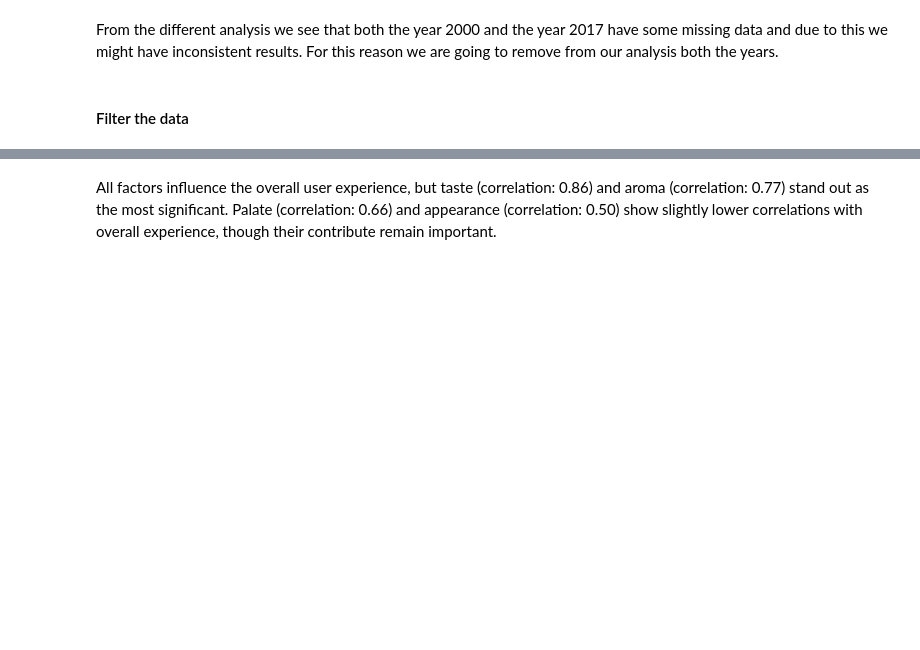
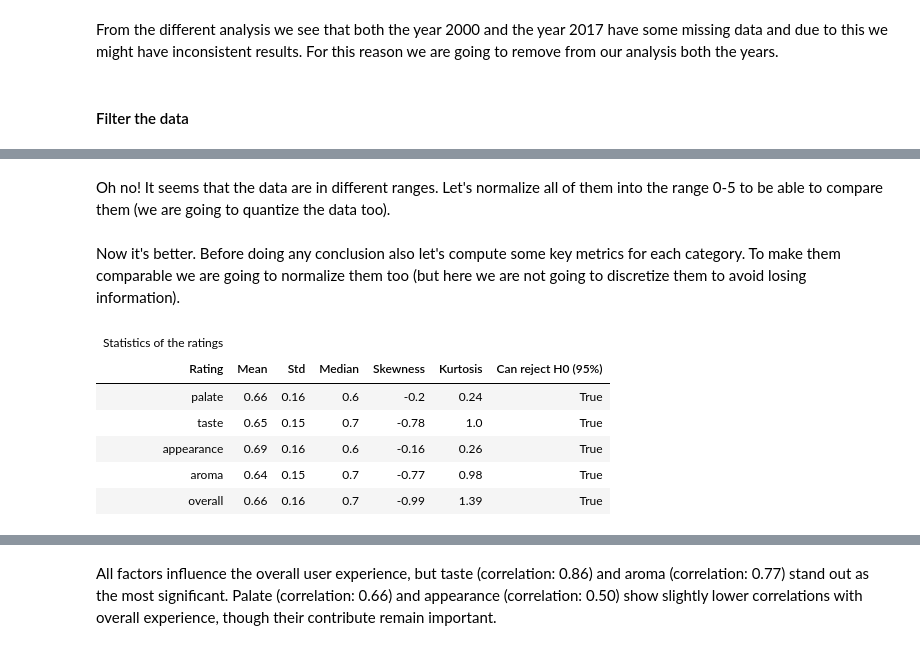
Before and after one commit to epfl-ada/ada-2024-project-sadamasochists, a Jupyter notebook: results.ipynb, the cells around one changed output, grey strips where cells are left out. Drawn from its saved outputs; the diff is of its cells as text; code cells hidden in the pictures; blank space fills up the shorter version.

Commit message:
Added some global ratings analysis

```diff
--- a/results.ipynb
+++ b/results.ipynb
@@ -185,0 +192,17 @@ countries_min_number_reviews_users = list(countries_min_number_reviews_users[cou
+# %%
+# Define a df with only the numerical values of the ratings
+df_ratings_values_only = df_ratings_no_text[['palate','taste','appearance','aroma','overall']].copy()
+
+# Create a subplot with the diferent distribution close to each othe
+from plotly.subplots import make_subplots
+
+fig = make_subplots(rows=1, cols=5, subplot_titles=('Palate', 'Taste', 'Appearance', 'Aroma', 'Overall'))
+
+for i, column in enumerate(df_ratings_values_only.columns):
+    value_counts = df_ratings_values_only[column].value_counts().sort_index()
+    fig.add_trace(go.Bar(x=value_counts.index, y=value_counts.values, name=column), row=1, col=i+1)
+
+fig.update_layout(title_text='Distribution of the ratings', showlegend=False)
+fig.show()
+# %% [markdown]
+Oh no! It seems that the data are in different ranges. Let's normalize all of them into the range 0-5 to be able to compare them (we are going to quantize the data too).
@@ -185,0 +223,41 @@ countries_min_number_reviews_users = list(countries_min_number_reviews_users[cou
+# %% [markdown]
+Now it's better. Before doing any conclusion also let's compute some key metrics for each category. To make them comparable we are going to normalize them too (but here we are not going to discretize them to avoid losing information).
+# %%
+# Compute the Skewness and perform the D'Agostino's K^2 Test
+from scipy.stats import skew, kurtosis, normaltest
+from great_tables import GT
+
+# Normalize
+df_ratings_values_only = df_ratings_values_only / df_ratings_values_only.max()
+
+# Get the analysis
+mean = df_ratings_values_only.mean().round(2)
+std = df_ratings_values_only.std().round(2)
+median = df_ratings_values_only.median().round(2)
+skewness = df_ratings_values_only.apply(skew).round(2)
+kurtosis_result = df_ratings_values_only.apply(kurtosis).round(2)
+normaltest_results = df_ratings_values_only.apply(lambda x: normaltest(x).pvalue)
+
+# Wrap the results into a dataframe
+df_results = pd.DataFrame({
+    'Mean': mean,
+    'Std': std,
+    'Median': median,
+    'Skewness': skewness,
+    'Kurtosis': kurtosis_result,
+    'Can reject H0 (95%)': normaltest_results < 0.05
+}, index=df_ratings_values_only.columns).reset_index().rename(columns={'index': 'Rating'})
+
+# Show the results
+(
+    GT(df_results)
+    .tab_header(title='Statistics of the ratings')
+)
+# %% [output]
+| Statistics of the ratings |  |  |  |  |  |  |
+| Rating | Mean | Std | Median | Skewness | Kurtosis | Can reject H0 (95%) |
+| palate | 0.66 | 0.16 | 0.6 | -0.2 | 0.24 | True |
+| taste | 0.65 | 0.15 | 0.7 | -0.78 | 1.0 | True |
+| appearance | 0.69 | 0.16 | 0.6 | -0.16 | 0.26 | True |
+| aroma | 0.64 | 0.15 | 0.7 | -0.77 | 0.98 | True |
+| overall | 0.66 | 0.16 | 0.7 | -0.99 | 1.39 | True |
```
Also changed, not shown: parts of 6 cells of this notebook, 1 other file.
